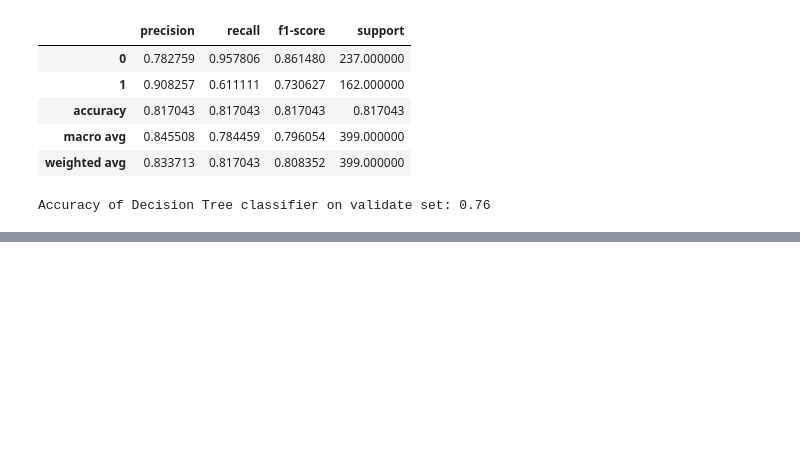
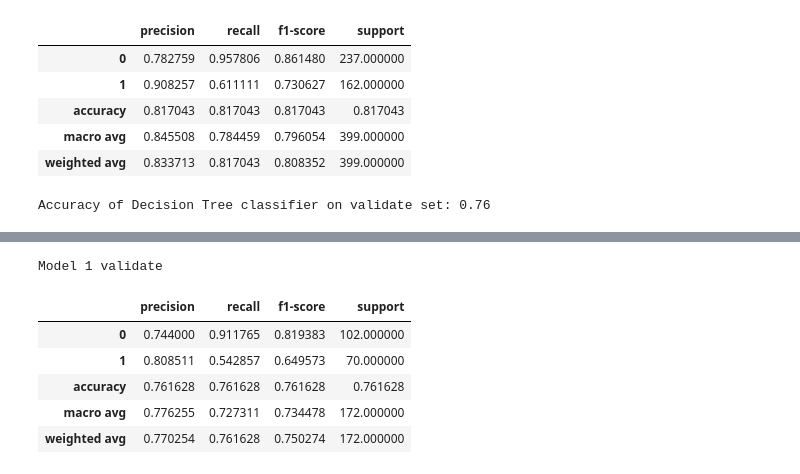
Before and after one commit to Ken-Alviola/classification-exercises, a Jupyter notebook: model.ipynb, the cells around one changed output, grey strips where cells are left out. Drawn from its saved outputs; the diff is of its cells as text; code cells hidden in the pictures; blank space fills up the shorter version.

```diff
--- a/model.ipynb
+++ b/model.ipynb
@@ -179,0 +252,14 @@ Accuracy of Decision Tree classifier on validate set: 0.76
+# %%
+y_pred_validate = clf.predict(x_validate)
+y_pred_validate2 = clf_difdepth.predict(x_validate)
+# %%
+print("Model 1 validate")
+pd.DataFrame(classification_report(y_validate, y_pred_validate,output_dict=True)).T
+# %% [output]
+Model 1 validate
+|  | precision | recall | f1-score | support |
+| 0 | 0.744000 | 0.911765 | 0.819383 | 102.000000 |
+| 1 | 0.808511 | 0.542857 | 0.649573 | 70.000000 |
+| accuracy | 0.761628 | 0.761628 | 0.761628 | 0.761628 |
+| macro avg | 0.776255 | 0.727311 | 0.734478 | 172.000000 |
+| weighted avg | 0.770254 | 0.761628 | 0.750274 | 172.000000 |
```
Also changed, not shown: parts of 13 cells of this notebook.
